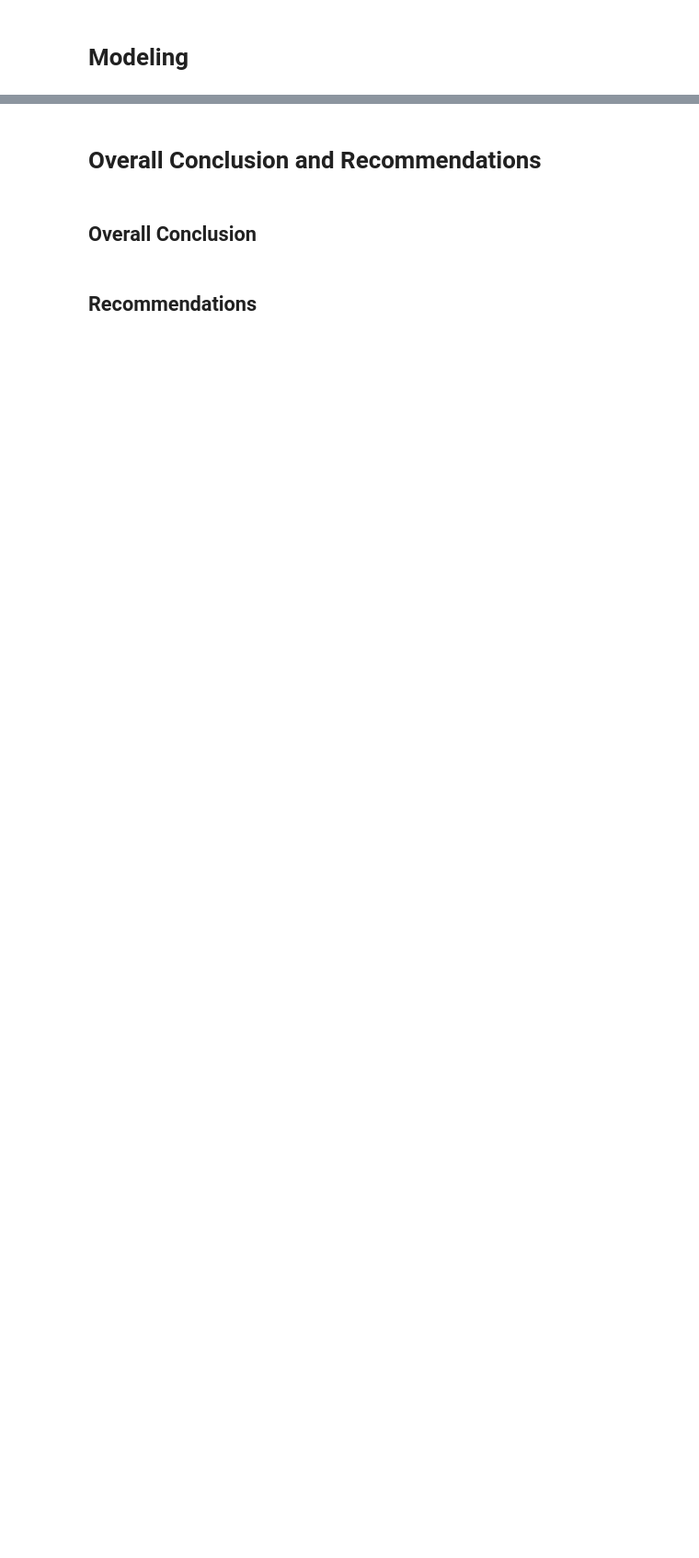
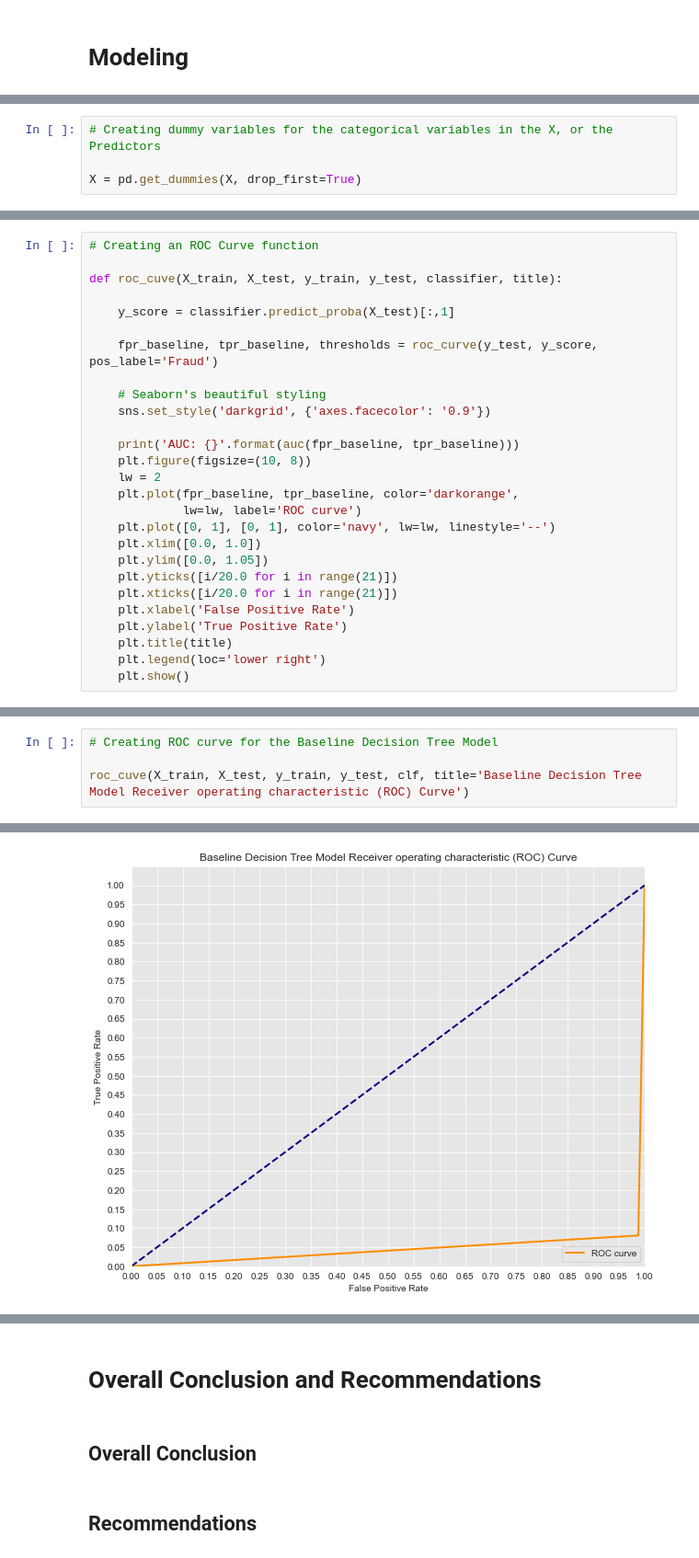
Before and after one commit to keithotuomagie/credit_card_fraud_model, a Jupyter notebook: notebook.ipynb, the cells around one changed output, grey strips where cells are left out. Shown at 92% size. Drawn from its saved outputs; the diff is of its cells as text; blank space fills up the shorter version.

```diff
--- a/notebook.ipynb
+++ b/notebook.ipynb
@@ -1213,0 +1722,4 @@ fraud_df.info()
+# %%
+# Creating dummy variables for the categorical variables in the X, or the Predictors
+
+X = pd.get_dummies(X, drop_first=True)
@@ -1213,0 +1842,27 @@ fraud_df.info()
+# %%
+# Creating an ROC Curve function
+
+def roc_cuve(X_train, X_test, y_train, y_test, classifier, title):
+
+    y_score = classifier.predict_proba(X_test)[:,1]
+
+    fpr_baseline, tpr_baseline, thresholds = roc_curve(y_test, y_score, pos_label='Fraud')
+
+    # Seaborn's beautiful styling
+    sns.set_style('darkgrid', {'axes.facecolor': '0.9'})
+
+    print('AUC: {}'.format(auc(fpr_baseline, tpr_baseline)))
+    plt.figure(figsize=(10, 8))
+    lw = 2
+    plt.plot(fpr_baseline, tpr_baseline, color='darkorange',
+             lw=lw, label='ROC curve')
+    plt.plot([0, 1], [0, 1], color='navy', lw=lw, linestyle='--')
+    plt.xlim([0.0, 1.0])
+    plt.ylim([0.0, 1.05])
+    plt.yticks([i/20.0 for i in range(21)])
+    plt.xticks([i/20.0 for i in range(21)])
+    plt.xlabel('False Positive Rate')
+    plt.ylabel('True Positive Rate')
+    plt.title(title)
+    plt.legend(loc='lower right')
+    plt.show()
@@ -1213,0 +1913,5 @@ fraud_df.info()
+# %%
+# Creating ROC curve for the Baseline Decision Tree Model
+
+roc_cuve(X_train, X_test, y_train, y_test, clf, title='Baseline Decision Tree Model Receiver operating characteristic (ROC) Curve')
+# %% [output]
@@ -1213,0 +1919 @@ fraud_df.info()
+[figure, added]
```
Also changed, not shown: parts of 68 cells of this notebook.
